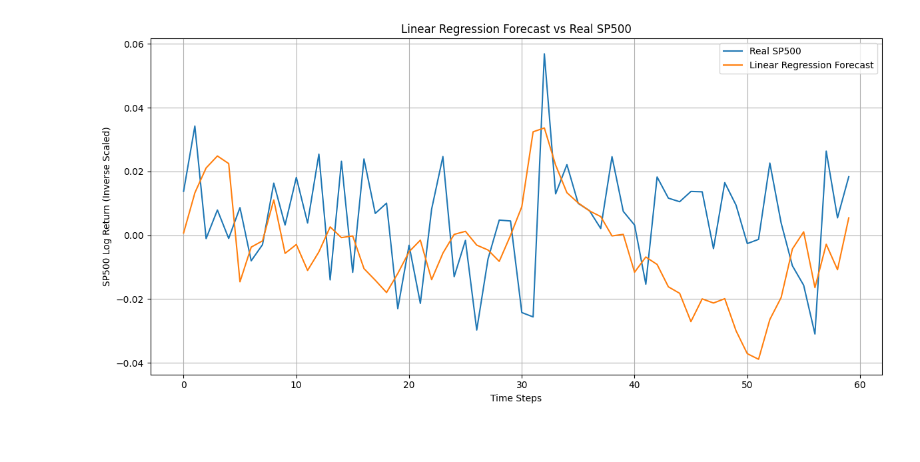
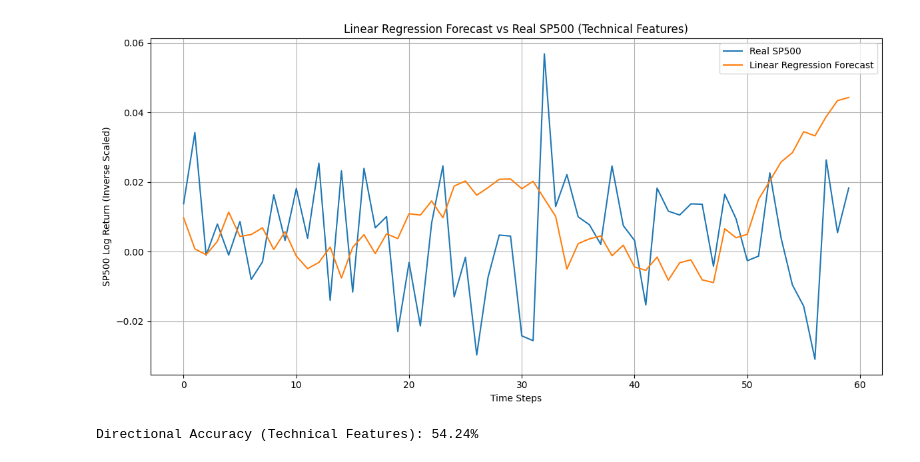
Before and after one commit to sequeiragui/Stock-Trading, a Jupyter notebook: models/lr_basemodel.ipynb, the cells around one changed output. Drawn from its saved outputs; the diff is of its cells as text; code cells hidden in the pictures.

```diff
--- a/models/lr_basemodel.ipynb
+++ b/models/lr_basemodel.ipynb
@@ -84,9 +178,0 @@ X_technical_seq, y_technical_seq = create_sequences(X_technical_scaled, y_scaled
-# %%
-def train_test_split(X, y, train_ratio=0.85):
-    total = X.shape[0]
-    train_end = int(total * train_ratio)
-    X_train, y_train = X[:train_end], y[:train_end]
-    X_test, y_test = X[train_end:], y[train_end:]
-    return X_train, y_train, X_test, y_test
-
-X_train, y_train, X_test, y_test = train_test_split(X_macro_seq, y_macro_seq)
@@ -168,5 +179,37 @@ Directional Accuracy: 45.76%
 # %%
-X_train, y_train, X_test, y_test = train_test_split(X_technical_seq, y_technical_seq)
+X_technical = df[technical_features].values
+y_macro = df[['log_return']].values
+seq_length = 20
+
+def create_sequences(X, y, seq_length):
+    X_seq, y_seq = [], []
+    for i in range(len(X) - seq_length):
+        X_seq.append(X[i:i+seq_length])
+        y_seq.append(y[i+seq_length])
+    return np.array(X_seq), np.array(y_seq)
+
+X_tech_seq_raw, y_tech_seq_raw = create_sequences(X_technical, y_macro, seq_length)
+
+def train_test_split(X, y, train_ratio=0.85):
+    total = X.shape[0]
+    train_end = int(total * train_ratio)
+    return X[:train_end], y[:train_end], X[train_end:], y[train_end:]
+
+X_train_raw, y_train_raw, X_test_raw, y_test_raw = train_test_split(X_tech_seq_raw, y_tech_seq_raw)
+
+tech_scaler = MinMaxScaler()
+X_train_flat = X_train_raw.reshape(-1, X_train_raw.shape[-1])
+X_train_scaled = tech_scaler.fit_transform(X_train_flat).reshape(X_train_raw.shape)
+X_test_scaled = tech_scaler.transform(X_test_raw.reshape(-1, X_test_raw.shape[-1])).reshape(X_test_raw.shape)
+
+y_scaler = MinMaxScaler()
+y_train_scaled = y_scaler.fit_transform(y_train_raw)
+y_test_scaled = y_scaler.transform(y_test_raw)
+
+X_train = torch.tensor(X_train_scaled, dtype=torch.float32)
+y_train = torch.tensor(y_train_scaled, dtype=torch.float32)
+X_test = torch.tensor(X_test_scaled, dtype=torch.float32)
+y_test = torch.tensor(y_test_scaled, dtype=torch.float32)
 
 class LinearRegressionModel(nn.Module):
     def __init__(self, input_size, seq_length):
@@ -179,22 +222,24 @@ class LinearRegressionModel(nn.Module):
 
 input_size = X_train.shape[2]
 seq_length = X_train.shape[1]
+model = LinearRegressionModel(input_size, seq_length)
 
-model = LinearRegressionModel(input_size, seq_length)
 criterion = nn.MSELoss()
 optimizer = optim.Adam(model.parameters(), lr=0.001, weight_decay=1e-4)
 
-num_epochs = 10000
+num_epochs = 200
+train_losses = []
+
 for epoch in range(num_epochs):
     model.train()
     optimizer.zero_grad()
-
     output = model(X_train)
     loss = criterion(output, y_train)
     loss.backward()
     optimizer.step()
-
-    print(f"Epoch [{epoch+1}/{num_epochs}], Train Loss: {loss.item():.6f}")
+    train_losses.append(loss.item())
+    if (epoch + 1) % 10 == 0:
+        print(f"Epoch [{epoch+1}/{num_epochs}], Train Loss: {loss.item():.6f}")
 
 model.eval()
 with torch.no_grad():
@@ -204,21 +249,22 @@ with torch.no_grad():
 
 pred_inv = y_scaler.inverse_transform(predictions.numpy())
 y_test_inv = y_scaler.inverse_transform(y_test.numpy())
-real = y_test_inv.flatten()
-pred = pred_inv.flatten()
-real_diff = np.sign(np.diff(real))
-pred_diff = np.sign(np.diff(pred))
-directional_accuracy = np.mean(real_diff == pred_diff)
-print(f"Directional Accuracy: {directional_accuracy:.2%}")
 
 plt.figure(figsize=(12, 6))
 plt.plot(y_test_inv, label="Real SP500")
 plt.plot(pred_inv, label="Linear Regression Forecast")
-plt.title("Linear Regression Forecast vs Real SP500")
+plt.title("Linear Regression Forecast vs Real SP500 (Technical Features)")
 plt.xlabel("Time Steps")
 plt.ylabel("SP500 Log Return (Inverse Scaled)")
 plt.legend()
 plt.grid(True)
 plt.tight_layout()
 plt.show()
+
+real = y_test_inv.flatten()
+pred = pred_inv.flatten()
+real_diff = np.sign(np.diff(real))
+pred_diff = np.sign(np.diff(pred))
+directional_accuracy = np.mean(real_diff == pred_diff)
+print(f"Directional Accuracy (Technical Features): {directional_accuracy:.2%}")
 # %% [output]
@@ -242,3 +288,4 @@ Epoc
-[figure, old version]
+[figure, new version]
+Directional Accuracy (Technical Features): 54.24%
 # %%
 features = macro_features + technical_features
```
Also changed, not shown: parts of 7 cells of this notebook, 14 other files.
